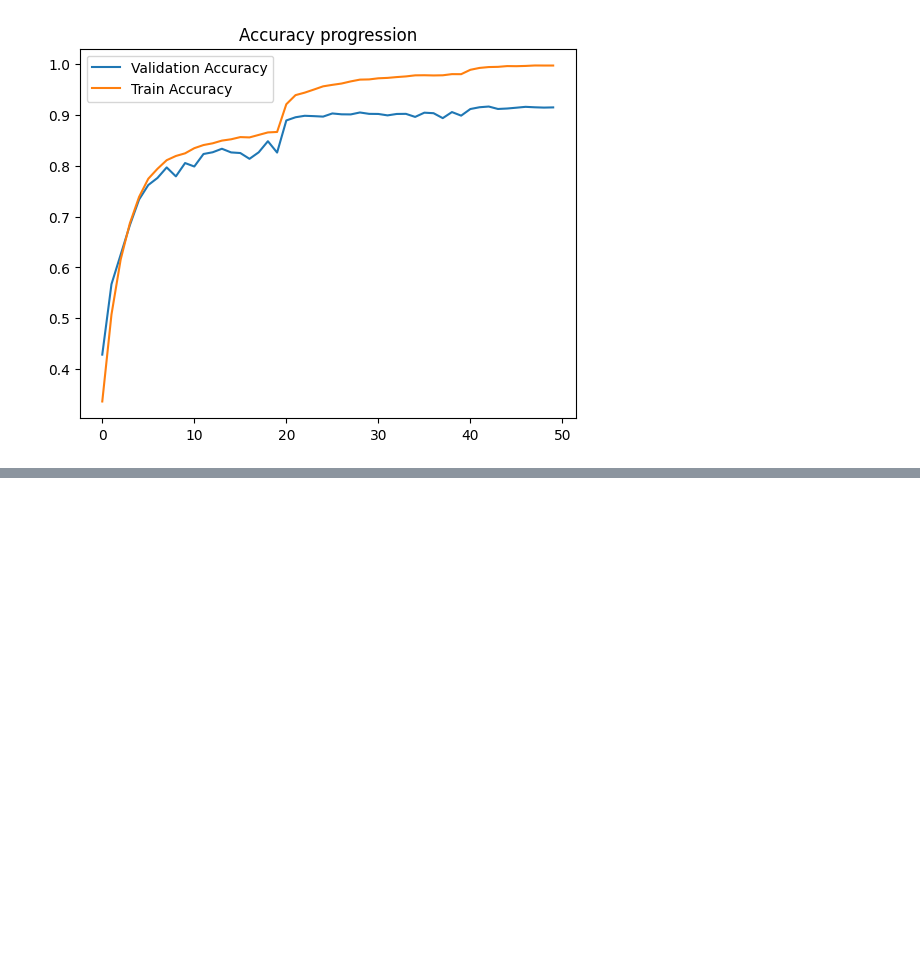
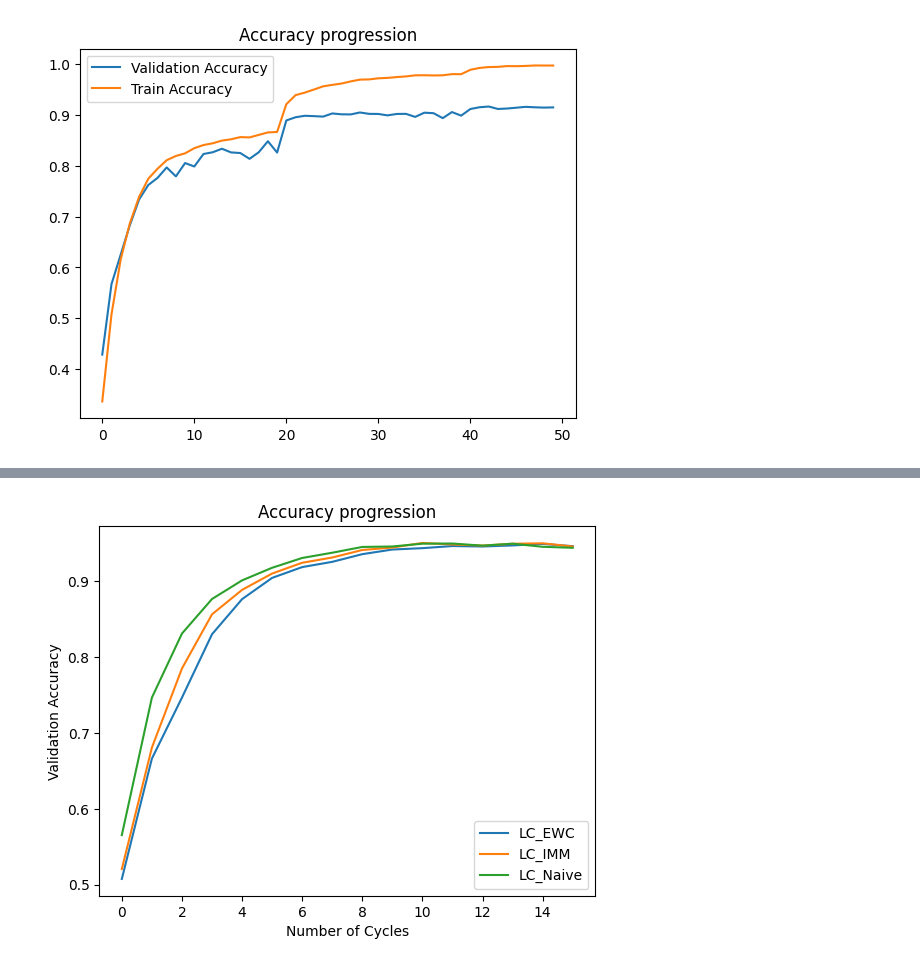
Before and after one commit to FelixMoeller3/calms, a Jupyter notebook: src/evaluation/eval_model_stealing.ipynb, the cells around one changed output, grey strips where cells are left out. Saved outputs shown, nothing was run; the diff lists cells and outputs as text; code cells hidden in the pictures; blank space fills up the shorter version.

```diff
--- a/src/evaluation/eval_model_stealing.ipynb
+++ b/src/evaluation/eval_model_stealing.ipynb
@@ -499,0 +323,20 @@ plt.show()
+# %%
+# Continual active learning results
+Lc_EWC =  [0.5077, 0.666, 0.7463, 0.8297, 0.8759, 0.9039, 0.9181, 0.925, 0.9351, 0.9412, 0.943, 0.9458, 0.9452, 0.9466, 0.9486, 0.9456]
+Random_MAS = [0.604, 0.1, 0.1, 0.1, 0.1, 0.1, 0.1, 0.1, 0.1, 0.1, 0.1, 0.1, 0.1, 0.1, 0.1, 0.1]
+Bald_EWC = [0.5745, 0.6158, 0.6712, 0.7197, 0.7464, 0.7746, 0.79, 0.7989, 0.8088, 0.8163, 0.8273, 0.8406, 0.8423, 0.8532, 0.863, 0.8693]
+Lc_IMM = [0.5207, 0.6805, 0.7846, 0.8559, 0.8881, 0.9096, 0.9238, 0.9307, 0.9406, 0.9438, 0.9499, 0.9478, 0.9464, 0.9488, 0.9494, 0.9452]
+Random_IMM = [0.5404, 0.664, 0.7166, 0.7408, 0.783, 0.8174, 0.8444, 0.8637, 0.8833, 0.8926, 0.9012, 0.9048, 0.9133, 0.9195, 0.9241, 0.9255]
+Random_EWC =  [0.6063, 0.7073, 0.7606, 0.7911, 0.8088, 0.8296, 0.8391, 0.8569, 0.8659, 0.875, 0.8833, 0.8931, 0.8963, 0.9055, 0.9089, 0.9097]
+Bald_MAS = [0.5533, 0.1, 0.1, 0.1, 0.1, 0.1, 0.1, 0.1, 0.1, 0.1, 0.1, 0.1, 0.1, 0.1, 0.1, 0.1]
+plt.plot(Lc_EWC,label="LC_EWC")
+plt.plot(Lc_IMM,label="LC_IMM")
+plt.plot(Lc,label="LC_Naive")
+#plt.plot(Random_EWC,label="Random_EWC")
+plt.legend()
+plt.title("Accuracy progression")
+plt.xlabel("Number of Cycles")
+plt.ylabel("Validation Accuracy")
+plt.show()
+# %% [output]
+[figure, added]
```
Also changed, not shown: parts of 3 cells of this notebook.
